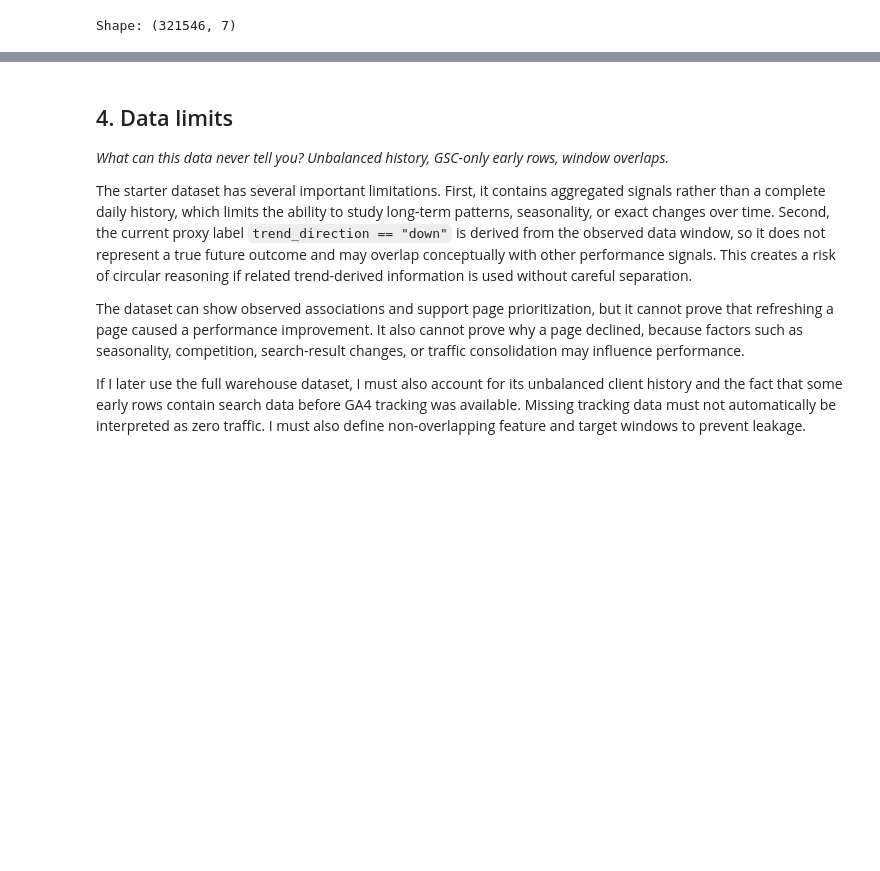
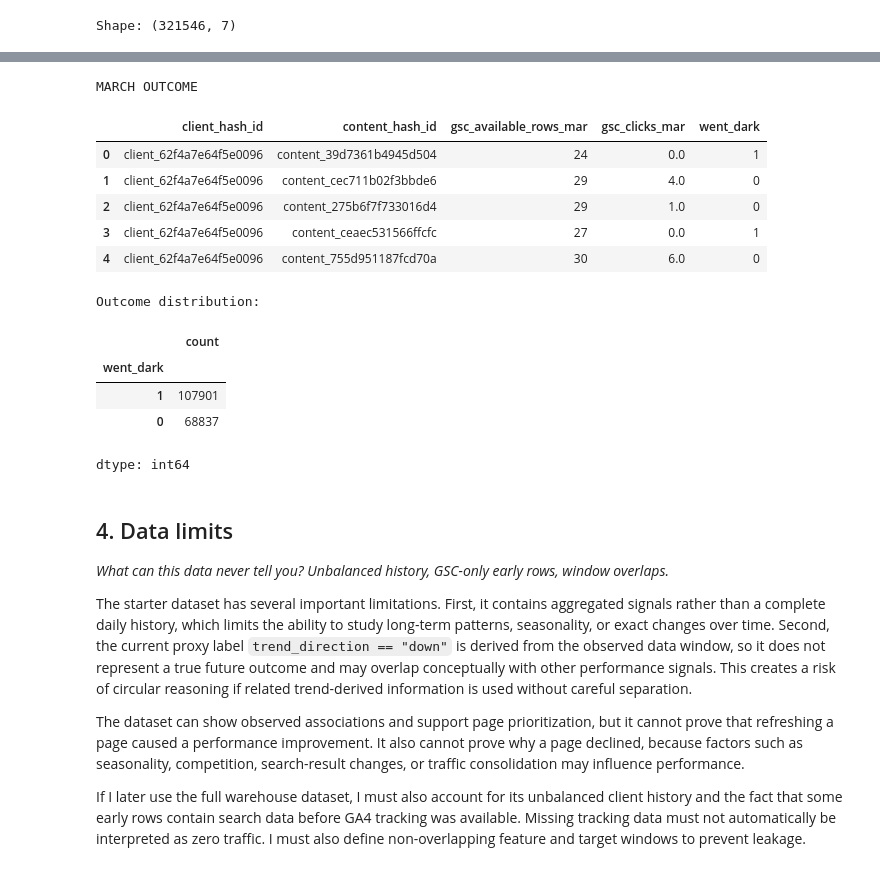
Before and after one commit to Miaxrz/ML-Internship-Starter, a Jupyter notebook: work/notebooks/w03_data_contract.ipynb, the cells around one changed output, grey strips where cells are left out. Cells and saved outputs as stored; diff of their text form; code cells hidden in the pictures; blank space fills up the shorter version.

```diff
--- a/work/notebooks/w03_data_contract.ipynb
+++ b/work/notebooks/w03_data_contract.ipynb
@@ -356,3 +369,64 @@ Shape: (321546, 7)
+# %%
+label_mar = con.sql(f"""
+    SELECT
+        client_hash_id,
+        content_hash_id,
+
+        COUNT(*) FILTER (
+            WHERE gsc_data_available IS TRUE
+        ) AS gsc_available_rows_mar,
+
+        SUM(gsc_clicks)
+        FILTER (
+            WHERE gsc_data_available IS TRUE
+        ) AS gsc_clicks_mar
+
+    FROM {MAR}
+
+    GROUP BY
+        client_hash_id,
+        content_hash_id
+""").df()
+
+
+# Keep only content items with measured GSC data
+label_mar = label_mar[
+    label_mar["gsc_available_rows_mar"] > 0
+].copy()
+
+
+# Missing clicks within available GSC rows are treated as zero
+label_mar["gsc_clicks_mar"] = (
+    label_mar["gsc_clicks_mar"]
+    .fillna(0)
+)
+
+
+# Create future label
+label_mar["went_dark"] = (
+    label_mar["gsc_clicks_mar"] == 0
+).astype(int)
+
+
+print("MARCH OUTCOME")
+display(label_mar.head())
+
+print("\nOutcome distribution:")
+display(label_mar["went_dark"].value_counts())
+# %% [output]
+MARCH OUTCOME
+|  | client_hash_id | content_hash_id | gsc_available_rows_mar | gsc_clicks_mar | went_dark |
+| 0 | client_62f4a7e64f5e0096 | content_39d7361b4945d504 | 24 | 0.0 | 1 |
+| 1 | client_62f4a7e64f5e0096 | content_cec711b02f3bbde6 | 29 | 4.0 | 0 |
+| 2 | client_62f4a7e64f5e0096 | content_275b6f7f733016d4 | 29 | 1.0 | 0 |
+| 3 | client_62f4a7e64f5e0096 | content_ceaec531566ffcfc | 27 | 0.0 | 1 |
+| 4 | client_62f4a7e64f5e0096 | content_755d951187fcd70a | 30 | 6.0 | 0 |
+Outcome distribution:
+|  | count |
+| went_dark |  |
+| 1 | 107901 |
+| 0 | 68837 |
+dtype: int64
 # %% [markdown]
 ## 4. Data limits
 
```
Also changed, not shown: parts of 1 cell of this notebook.
